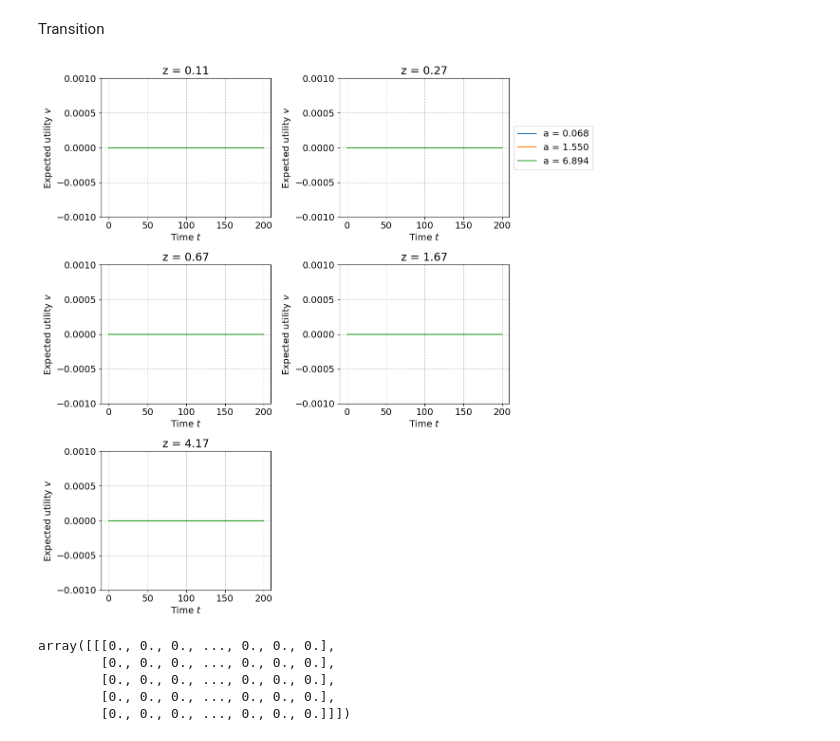
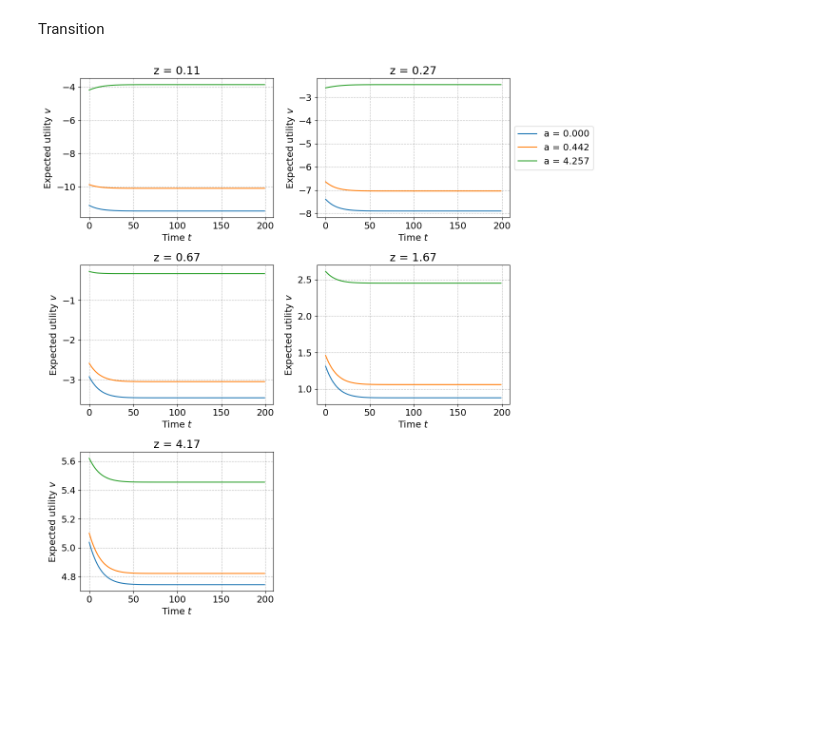
Before and after one commit to danililo/AdvMacroHet, a Jupyter notebook: Assignments/Assignment I/HANC_submission/HANC.ipynb, the cells around one changed output. Drawn from its saved outputs; the diff is of its cells as text; code cells hidden in the pictures; blank space fills up the shorter version.

```diff
--- a/Assignments/Assignment I/HANC_submission/HANC.ipynb
+++ b/Assignments/Assignment I/HANC_submission/HANC.ipynb
@@ -253,41 +253,33 @@ transition path found in 1.3 secs
 # %% [markdown]
 Transition
 # %%
-# Plot transition paths
-# # Get asset quantiles
-# a_dist = model.ss.D.sum(axis=(0,1))
-# i_p25 = np.argmin(np.abs((a_dist.cumsum() - .25)))
-# i_p50 = np.argmin(np.abs((a_dist.cumsum() - .50)))
-# i_p75 = np.argmin(np.abs((a_dist.cumsum() - .75)))
-# a_quantiles = [i_p25, i_p50, i_p75]
+# Get asset quantiles
+a_dist = model_high_tax.ss.D.sum(axis=(0,1))
+i_p25 = np.argmin(np.abs((a_dist.cumsum() - .25)))
+i_p50 = np.argmin(np.abs((a_dist.cumsum() - .50)))
+i_p75 = np.argmin(np.abs((a_dist.cumsum() - .75)))
+a_quantiles = [i_p25, i_p50, i_p75]
 
-# fig = plt.figure(figsize=(12,12))
+fig = plt.figure(figsize=(12,12))
 
-# for i_z, z in enumerate(z_grid):
+for i_z, z in enumerate(z_grid):
 
-#     ax = fig.add_subplot(3, 2, 1+i_z)
-#     ax.set_title(f'z = {z:.2f}')
+    ax = fig.add_subplot(3, 2, 1+i_z)
+    ax.set_title(f'z = {z:.2f}')
 
-#     for i, i_a in enumerate(a_quantiles):
-#         v = model.path.v[:, 0, i_z, i_a] #(t, i_fix, i_z, i_a)
-#         # v_rel = v / model.path.v[1,  0, i_z, i_a] # Normalize to initial levels
+    for i, i_a in enumerate(a_quantiles):
 
-#         ax.plot(v, label=f'a = {a_grid[i_a]:.3f}');
+        v = model_high_tax.path.v[:, 0, i_z, i_a] #(t, i_fix, i_z, i_a)
+        # v_rel = v / model.path.v[1,  0, i_z, i_a] # Normalize to initial levels
 
-#         ax.set_ylim(-0.001, 0.001)
-#         ax.set_xlabel('Time $t$')
-#         ax.set_ylabel('Expected utility $v$')
-#         if i_z ==1:
-#             ax.legend(loc='center left', bbox_to_anchor=(1, 0.5))
+        ax.plot(v, label=f'a = {a_grid[i_a]:.3f}');
 
-# plt.tight_layout()
+        # ax.set_ylim(-0.001, 0.001)
+        ax.set_xlabel('Time $t$')
+        ax.set_ylabel('Expected utility $v$')
+        if i_z ==1:
+            ax.legend(loc='center left', bbox_to_anchor=(1, 0.5))
+
+plt.tight_layout()
 # %% [output]
-[figure, old version]
+[figure, new version]
-# %%
-model.path.v[0] # No utility impact from the tax change?
-# %% [output]
-array([[[0., 0., 0., ..., 0., 0., 0.],
-        [0., 0., 0., ..., 0., 0., 0.],
-        [0., 0., 0., ..., 0., 0., 0.],
-        [0., 0., 0., ..., 0., 0., 0.],
-        [0., 0., 0., ..., 0., 0., 0.]]])
```
Also changed, not shown: parts of 3 cells of this notebook.
